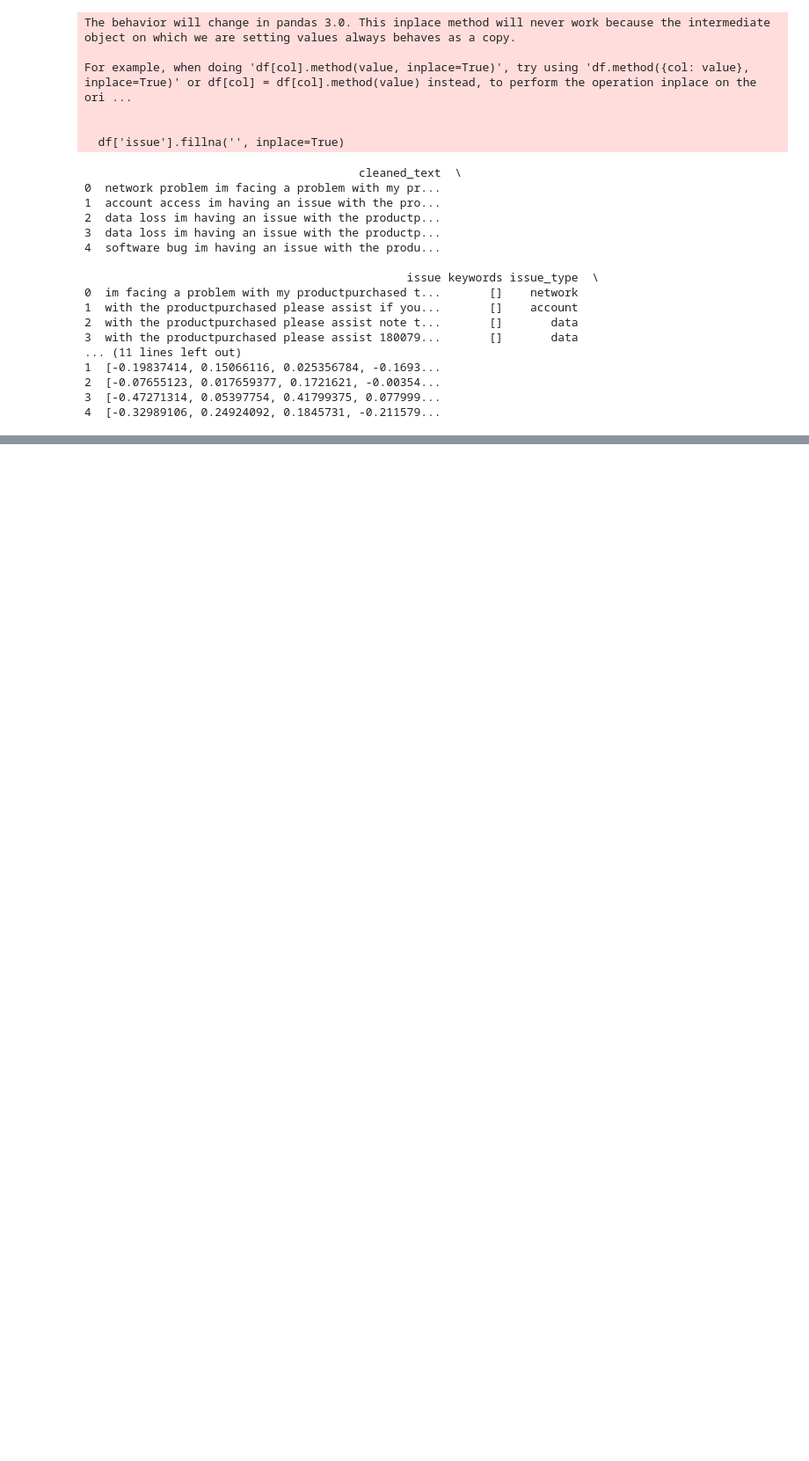
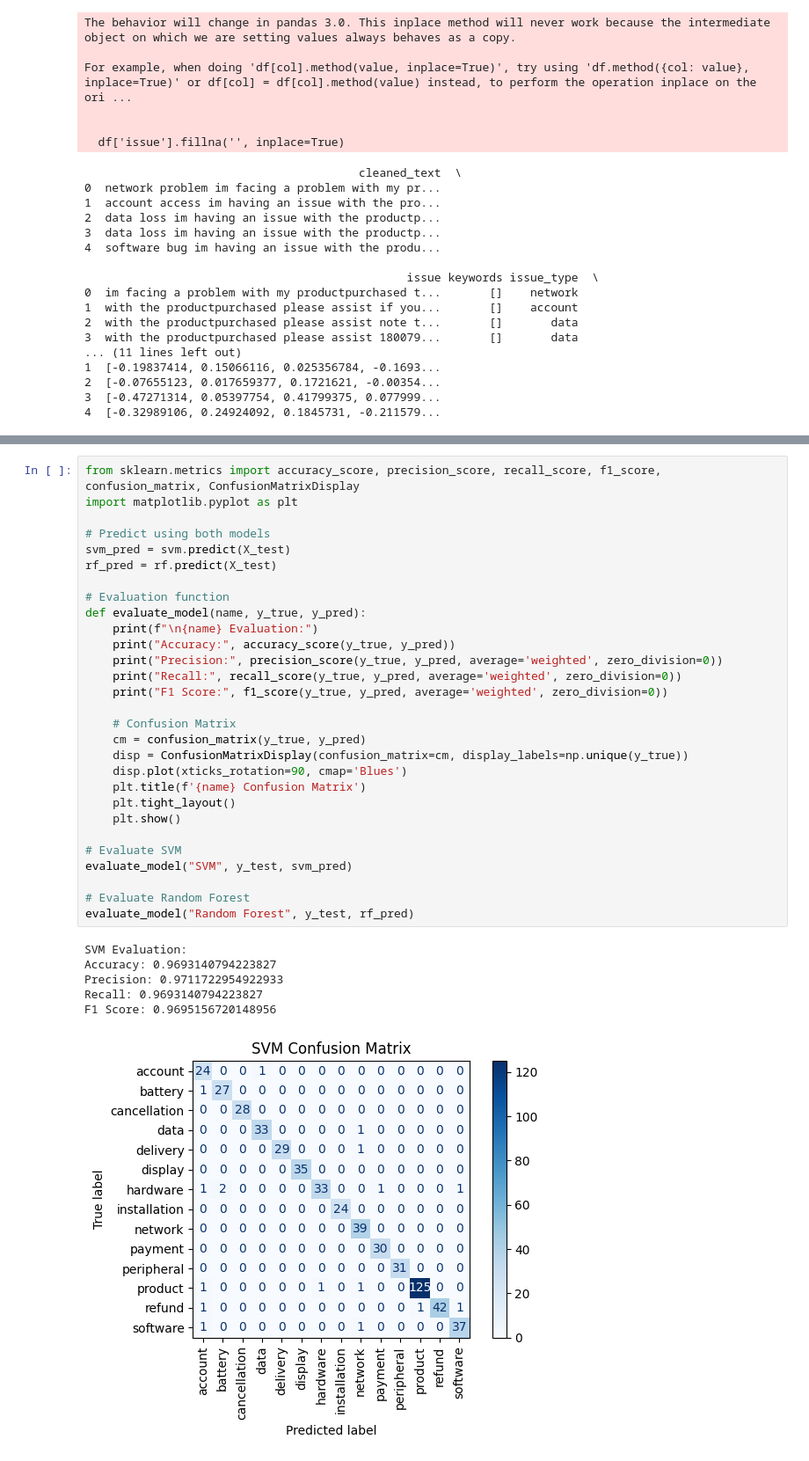
Before and after one commit to SUBASH271219/Project-phase2, a Jupyter notebook: Untitled17.ipynb, the cells around one changed output, grey strips where cells are left out. Shown: that part at 88% size. Cells and saved outputs as stored; diff of their text form; blank space fills up the shorter version.

```diff
--- a/Untitled17.ipynb
+++ b/Untitled17.ipynb
@@ -209,0 +284,36 @@ For example, when doing 'df[col].method(value, inplace=True)', try using 'df.met
+# %%
+from sklearn.metrics import accuracy_score, precision_score, recall_score, f1_score, confusion_matrix, ConfusionMatrixDisplay
+import matplotlib.pyplot as plt
+
+# Predict using both models
+svm_pred = svm.predict(X_test)
+rf_pred = rf.predict(X_test)
+
+# Evaluation function
+def evaluate_model(name, y_true, y_pred):
+    print(f"\n{name} Evaluation:")
+    print("Accuracy:", accuracy_score(y_true, y_pred))
+    print("Precision:", precision_score(y_true, y_pred, average='weighted', zero_division=0))
+    print("Recall:", recall_score(y_true, y_pred, average='weighted', zero_division=0))
+    print("F1 Score:", f1_score(y_true, y_pred, average='weighted', zero_division=0))
+
+    # Confusion Matrix
+    cm = confusion_matrix(y_true, y_pred)
+    disp = ConfusionMatrixDisplay(confusion_matrix=cm, display_labels=np.unique(y_true))
+    disp.plot(xticks_rotation=90, cmap='Blues')
+    plt.title(f'{name} Confusion Matrix')
+    plt.tight_layout()
+    plt.show()
+
+# Evaluate SVM
+evaluate_model("SVM", y_test, svm_pred)
+
+# Evaluate Random Forest
+evaluate_model("Random Forest", y_test, rf_pred)
+# %% [output]
+SVM Evaluation:
+Accuracy: 0.9693140794223827
+Precision: 0.9711722954922933
+Recall: 0.9693140794223827
+F1 Score: 0.9695156720148956
+[figure, added]
```
Also changed, not shown: parts of 2 cells of this notebook.
